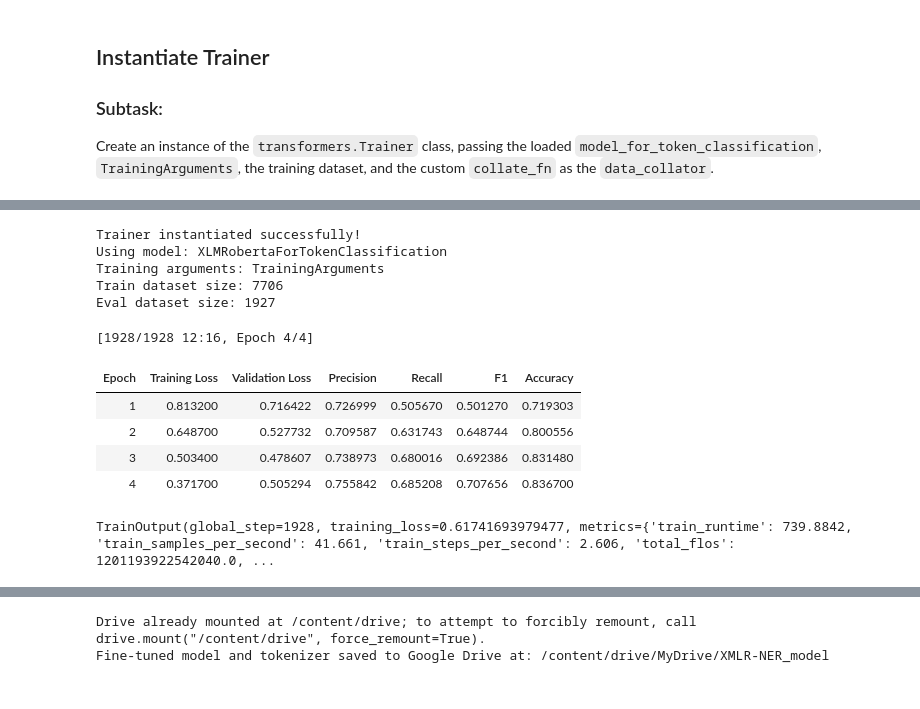
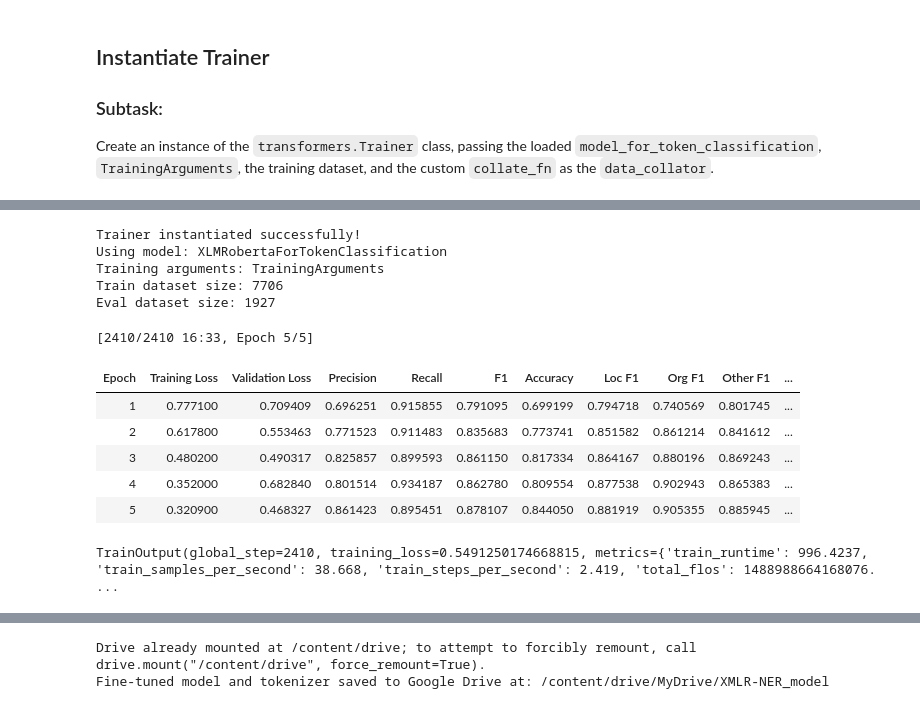
Before and after one commit to KasunUdayanga/NER-Sinhala-political-comment-identifier, a Jupyter notebook: Notebooks/xlm-roberta-base.ipynb, the cells around one changed output, grey strips where cells are left out. Cells and saved outputs as stored; diff of their text form; code cells hidden in the pictures.

```diff
--- a/Notebooks/xlm-roberta-base.ipynb
+++ b/Notebooks/xlm-roberta-base.ipynb
@@ -263,7 +283,10 @@ Create an instance of the `transformers.Trainer` class, passing the loaded `mode
 # %%
 from transformers import Trainer, TrainingArguments, DataCollatorForTokenClassification
-from sklearn.metrics import precision_score, recall_score, f1_score, accuracy_score
 import numpy as np
+import evaluate
+
+# Initialize seqeval metric
+seqeval_metric = evaluate.load("seqeval")
 
 # 1. Update TrainingArguments
 training_args = TrainingArguments(
@@ -271,7 +294,7 @@ training_args = TrainingArguments(
     learning_rate=2e-5,
     per_device_train_batch_size=16,
     per_device_eval_batch_size=16,
-    num_train_epochs=4,                 # change to 5 epochs
+    num_train_epochs=5,                 # change to 5 epochs
     weight_decay=0.01,
     logging_steps=100,
     eval_strategy="epoch",        # evaluate every epoch
@@ -282,69 +305,76 @@ training_args = TrainingArguments(
     report_to="none"
 )
 
-# 2. Compute metrics function for evaluation
+
+
+label_list = list(model_for_token_classification.config.id2label.values())
+
 def compute_metrics(p):
     predictions, labels = p
     predictions = np.argmax(predictions, axis=2)
 
-    # Remove ignored index (-100)
-    true_labels = [[l for l in label if l != -100] for label in labels]
+    # Filter out ignored labels (-100) and convert IDs to string labels
     true_predictions = [
-        [pred for pred, lab in zip(prediction, label) if lab != -100]
-        for prediction, label in zip(predictions, labels)
+        [id_to_label[int(pred_id)] for (pred_id, true_label_id) in zip(prediction_ids, label_ids) if true_label_id != -100]
+        for prediction_ids, label_ids in zip(predictions, labels)
+    ]
+    true_labels = [
+        [id_to_label[int(true_label_id)] for (pred_id, true_label_id) in zip(prediction_ids, label_ids) if true_label_id != -100]
+        for prediction_ids, label_ids in zip(predictions, labels)
     ]
 
-    # Flatten lists
-    true_labels_flat = [item for sublist in true_labels for item in sublist]
-    true_predictions_flat = [item for sublist in true_predictions for item in sublist]
+    # Compute overall and tag-wise metrics using seqeval
+    results = seqeval_metric.compute(predictions=true_predictions, references=true_labels)
 
-    precision = precision_score(true_labels_flat, true_predictions_flat, average="macro")
-    recall = recall_score(true_labels_flat, true_predictions_flat, average="macro")
-    f1 = f1_score(true_labels_flat, true_predictions_flat, average="macro")
-    accuracy = accuracy_score(true_labels_flat, true_predictions_flat)
+    # Extract tag-wise F1 scores
+    # The 'results' dictionary from seqeval.compute contains overall metrics and dicts for each label.
+    # We iterate through the results and extract 'f1' from each tag's dictionary.
+    tag_f1_scores = {f"{tag}_f1": metrics_dict["f1"] for tag, metrics_dict in results.items() if isinstance(metrics_dict, dict) and "f1" in metrics_dict}
 
+    # Combine overall metrics with tag-wise F1 scores
     return {
-        "precision": precision,
-        "recall": recall,
-        "f1": f1,
-        "accuracy": accuracy
+        "precision": results["overall_precision"],
+        "recall": results["overall_recall"],
+        "f1": results["overall_f1"],
+        "accuracy": results["overall_accuracy"],
+        **tag_f1_scores
     }
-
 # 3. Data collator for token classification
 data_collator = DataCollatorForTokenClassification(tokenizer=tokenizer)
 
 # 4. Instantiate the Trainer
 trainer = Trainer(
     model=model_for_token_classification,
     args=training_args,
     train_dataset=dataset_dict["train"],
     eval_dataset=dataset_dict["test"],
     data_collator=data_collator,
     compute_metrics=compute_metrics
 )
 
 # 5. Check setup
 print("Trainer instantiated successfully!")
 print(f"Using model: {type(trainer.model).__name__}")
 print(f"Training arguments: {type(trainer.args).__name__}")
 print(f"Train dataset size: {len(trainer.train_dataset)}")
 print(f"Eval dataset size: {len(trainer.eval_dataset)}")
 
 # 6. Start training
 trainer.train()
 # %% [output]
 Trainer instantiated successfully!
 Using model: XLMRobertaForTokenClassification
 Training arguments: TrainingArguments
 Train dataset size: 7706
 Eval dataset size: 1927
-[1928/1928 12:16, Epoch 4/4]
+[2410/2410 16:33, Epoch 5/5]
-| Epoch | Training Loss | Validation Loss | Precision | Recall | F1 | Accuracy |
-| 1 | 0.813200 | 0.716422 | 0.726999 | 0.505670 | 0.501270 | 0.719303 |
-| 2 | 0.648700 | 0.527732 | 0.709587 | 0.631743 | 0.648744 | 0.800556 |
-| 3 | 0.503400 | 0.478607 | 0.738973 | 0.680016 | 0.692386 | 0.831480 |
-| 4 | 0.371700 | 0.505294 | 0.755842 | 0.685208 | 0.707656 | 0.836700 |
+| Epoch | Training Loss | Validation Loss | Precision | Recall | F1 | Accuracy | Loc F1 | Org F1 | Other F1 | ... |
+| 1 | 0.777100 | 0.709409 | 0.696251 | 0.915855 | 0.791095 | 0.699199 | 0.794718 | 0.740569 | 0.801745 | ... |
+| 2 | 0.617800 | 0.553463 | 0.771523 | 0.911483 | 0.835683 | 0.773741 | 0.851582 | 0.861214 | 0.841612 | ... |
+| 3 | 0.480200 | 0.490317 | 0.825857 | 0.899593 | 0.861150 | 0.817334 | 0.864167 | 0.880196 | 0.869243 | ... |
+| 4 | 0.352000 | 0.682840 | 0.801514 | 0.934187 | 0.862780 | 0.809554 | 0.877538 | 0.902943 | 0.865383 | ... |
+| 5 | 0.320900 | 0.468327 | 0.861423 | 0.895451 | 0.878107 | 0.844050 | 0.881919 | 0.905355 | 0.885945 | ... |
-TrainOutput(global_step=1928, training_loss=0.61741693979477, metrics={'train_runtime': 739.8842, 'train_samples_per_second': 41.661, 'train_steps_per_second': 2.606, 'total_flos': 1201193922542040.0, ...
+TrainOutput(global_step=2410, training_loss=0.5491250174668815, metrics={'train_runtime': 996.4237, 'train_samples_per_second': 38.668, 'train_steps_per_second': 2.419, 'total_flos': 1488988664168076. ...
 # %%
 import numpy as np
 import matplotlib.pyplot as plt
```
Also changed, not shown: parts of 3 cells of this notebook.
